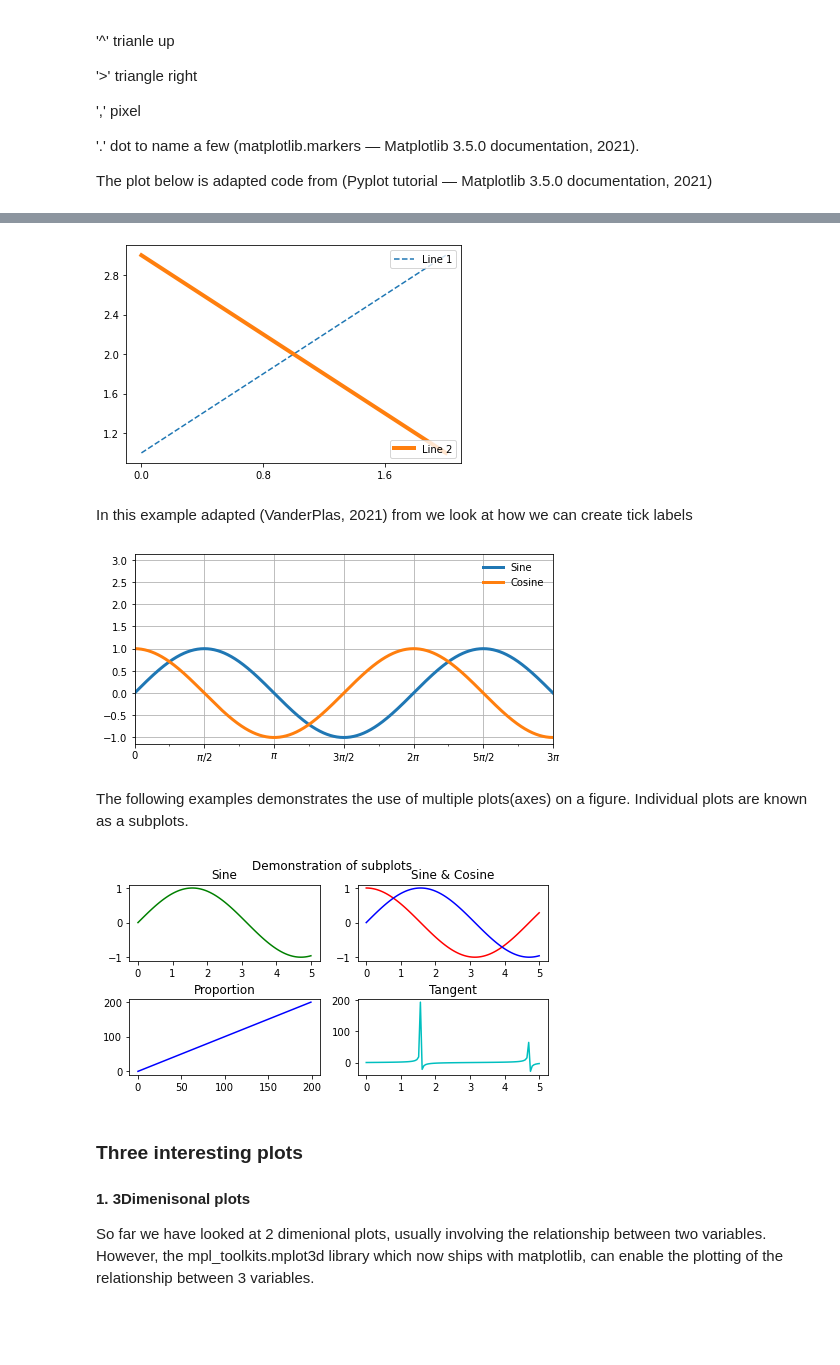
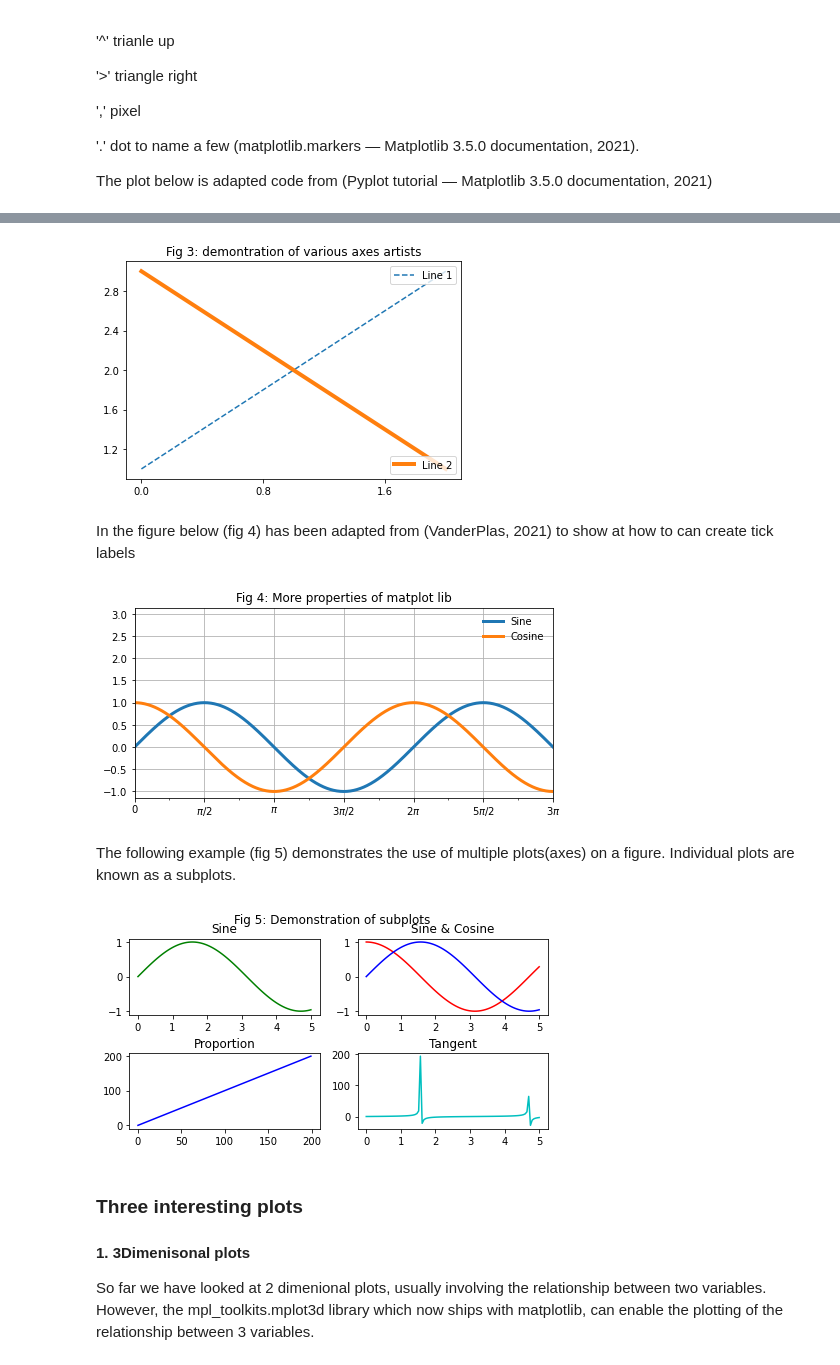
Before and after one commit to Jonish99/Fundamentals-of-Data-Analysis-Assessment, a Jupyter notebook: pyplot.ipynb, the cells around one changed output, grey strips where cells are left out. Drawn from its saved outputs; the diff is of its cells as text; code cells hidden in the pictures; blank space fills up the shorter version.

```diff
--- a/pyplot.ipynb
+++ b/pyplot.ipynb
@@ -95,29 +113,29 @@ The following plot is adapted from a range of soureces to demonstrate many of th
 # %%
 # (How To Display A Plot In Python using Matplotlib - ActiveState, 2021)
 
 fig, ax = plt.subplots()
 line1, = ax.plot([1,2,3], label="Line 1", linestyle='--')
 line2, = ax.plot([3, 2, 1], label="Line 2", linewidth=4)
 
-# Create a legend. The legend is reference to line on the plotas the axes in added to the variable line1 above. handles=[line1]
+# Create a legend. The legend is a reference to line on the plotas the axes in added to the variable line1 above. handles=[line1]
 legend1 = ax.legend(handles=[line1], loc='upper right')
 #Legend a can be added manually, eg Legend 1
-# Add the legend manually to the Axes.
+# Add the legend manually to the axes.
 ax.add_artist(legend1)
 #Or as in the case of this legend added directly to the axes.
 ax.legend(handles=[line2], loc='lower right')
 #need to add ticks, titles, legend handlers and more
 plt.rcParams["figure.figsize"] = [7.50, 3.50]#Users can also control the size of the figure
 #rather than show all the ticks on an axis the MaxLocator method allows users to control the number of ticks on any axis
 #(VanderPlas, 2021)
 ax.xaxis.set_major_locator(plt.MaxNLocator(3))
 ax.yaxis.set_major_locator(plt.MaxNLocator(6))
-
+plt.title("Fig 3: demontration of various axes artists")
 plt.show()
 # %% [output]
-[figure, old version]
+[figure, new version]
 # %% [markdown]
-In this example adapted (VanderPlas, 2021) from  we look at how we can create tick labels
+In the figure below (fig 4) has been adapted from (VanderPlas, 2021) to show at how to can create tick labels
 # %%
 # Plot a sine and cosine curve
 fig, ax = plt.subplots()
@@ -133,18 +151,24 @@ ax.plot(x, np.cos(x), lw=3, label='Cosine')# use consine of x for the y axis on
 ax.grid(True) #create a grid
 ax.legend(frameon=False)
 ax.axis('equal')#
-ax.set_xlim(0, 3 * np.pi)# ensure the x axis starts at 0 and finishes at 3 * pi,
+
+
+# ensure the x axis starts at 0 and finishes at 3 * pi
+ax.set_xlim(0, 3 * np.pi)
+#in this case it means the lines extend to the edge of the plot,
+#i.e the x axis has the same range as the values on x.
 ax.set_ylim(0, 2)
-#in this case it means the lines extend to the edge of the plot, i.e the x axis has the same range as the values on x.
 
 #set the major and minor tics at user determined values
-ax.xaxis.set_major_locator(plt.MultipleLocator(np.pi / 2))#half values of pi
-ax.xaxis.set_minor_locator(plt.MultipleLocator(np.pi / 4))#quarter values of pi
-
+#half values of pi
+ax.xaxis.set_major_locator(plt.MultipleLocator(np.pi / 2))
+#quarter values of pi
+ax.xaxis.set_minor_locator(plt.MultipleLocator(np.pi / 4))
 #The following code is from VanderPlas, 2021
 
-#Now to custom label the ticks.
-#Use  Matplotlib's LaTeX support - allowing the printing of mathetmatical symbols, i.e. pi
+#custom label the ticks.
+#Use  Matplotlib's LaTeX support
+#allowing the printing of mathetmatical symbols, i.e. pi
 def format_func(value, tick_number):
     # find values on the pi/2
     N = int(np.round(2 * value / np.pi))
@@ -154,18 +178,19 @@ def format_func(value, tick_number):
         return r"$\pi/2$" #2nd value is pi/2
     elif N == 2:
         return r"$\pi$" #3rd value is pi
-    elif N % 2 > 0: # for the remaining values on the odd value-3, (even position -4) e.g 3*pi/2
+    elif N % 2 > 0: # for the remaining values on the odd value-3,
+                    #(even position -4) e.g 3*pi/2
         return r"${0}\pi/2$".format(N)
     else:
         return r"${0}\pi$".format(N // 2) #the even value * pi
 #use the function to set the ticks labels.
-#The plt funcformatter takes a function to create the tick labels
-
+#The plt funcformatter takes a function which create the tick labels
+plt.title('Fig 4: More properties of matplot lib')
 ax.xaxis.set_major_formatter(plt.FuncFormatter(format_func))
 # %% [output]
-[figure, old version]
+[figure, new version]
 # %% [markdown]
-The following examples demonstrates the use of multiple plots(axes) on a figure. Individual plots are known as a subplots.
+The following example (fig 5) demonstrates the use of multiple plots(axes) on a figure. Individual plots are known as a subplots.
 # %%
 # Create a Figure with 2 rows and 2 columns of subplots:
 #using axes
@@ -187,13 +212,14 @@ ax[0, 0].title.set_text('Sine')
 ax[1, 0].title.set_text('Proportion')
 ax[0, 1].title.set_text('Sine & Cosine')
 ax[1, 1].title.set_text('Tangent')
-fig.subplots_adjust(hspace=.5) # create some padding between plots as titles cover x axis labels
-#(Need to add space between SubPlots for X axis label and Lefevre, 2021)
-fig.suptitle("Demonstration of subplots")#set title for whole figure
+fig.subplots_adjust(hspace=.5) # create some padding between plots as
+                                #titles cover x axis labels
+#set title for whole figure
+fig.suptitle("Fig 5: Demonstration of subplots")
 plt.rcParams["figure.figsize"] = [3.50, 7.50] # set figure size
 plt.show()
 # %% [output]
-[figure, old version]
+[figure, new version]
 # %% [markdown]
 ### Three interesting plots
 #### 1. 3Dimenisonal plots
```
Also changed, not shown: parts of 16 cells of this notebook, 1 other file.
